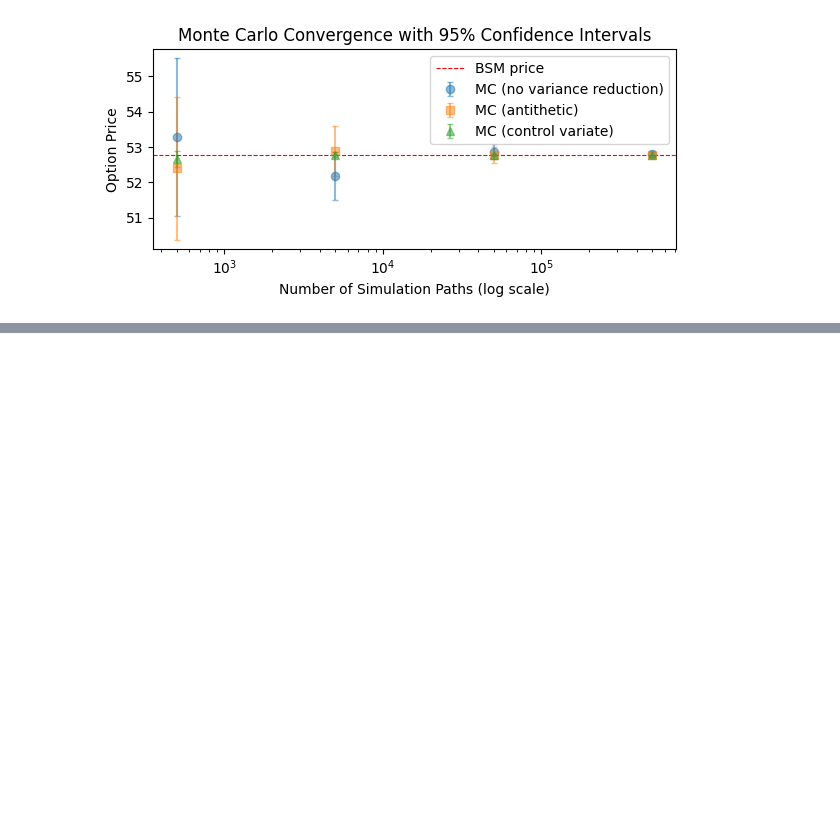
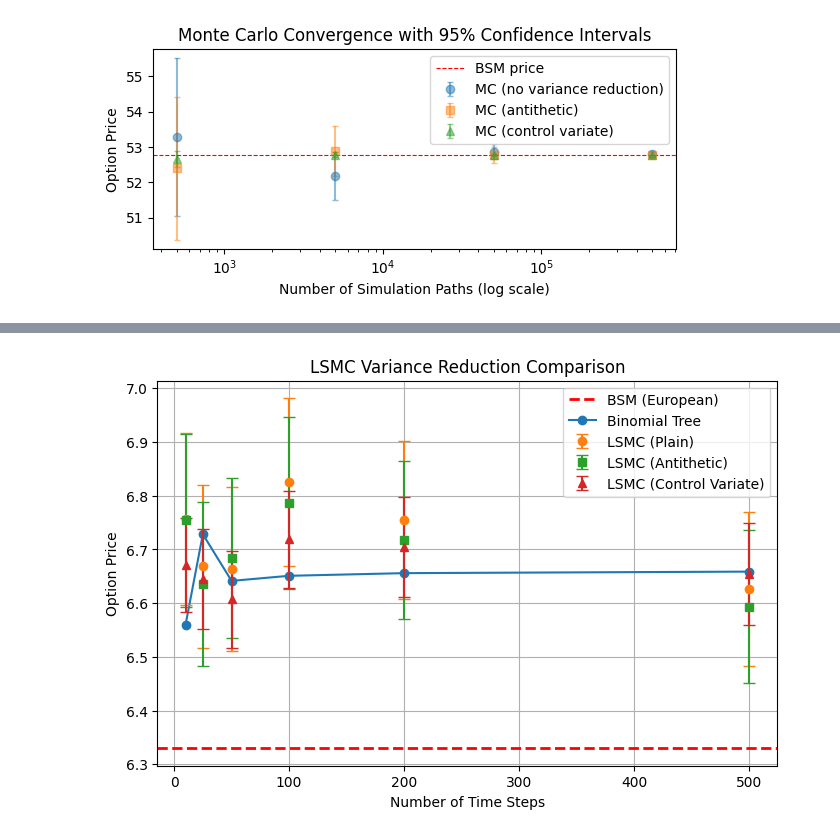
Before and after one commit to hsiuhsil/options_futures_derivatives, a Jupyter notebook: notebooks/Monte Carlo Simulation.ipynb, the cells around one changed output, grey strips where cells are left out. Cells and saved outputs as stored; diff of their text form; code cells hidden in the pictures; blank space fills up the shorter version.

Commit message:
Add visualization for binomial tree, LSMC, and BSM

```diff
--- a/notebooks/Monte Carlo Simulation.ipynb
+++ b/notebooks/Monte Carlo Simulation.ipynb
@@ -163,9 +164,9 @@ def price_american_lsmc(option_type, s, k, r, sigma, T, q, n_steps, n_paths, ant
         cashflow[idx[exercise_now]] = exercise[exercise_now]
         cashflow[idx[~exercise_now]] *= discount
 
+    # discount final cashflows from t=1 to t=0
     values = cashflow * discount
-    price = np.mean(values)
-
+    final_values = values
 
     if control_variate:
         if option_type == "call":
@@ -185,12 +186,16 @@ def price_american_lsmc(option_type, s, k, r, sigma, T, q, n_steps, n_paths, ant
         price_bsm = price_option_bsm(option_type, 'European', s, k, r, sigma, T, q)
 
         adjusted = values + beta * (price_bsm - euro_discounted)
+        final_values = adjusted
 
-        price = np.mean(adjusted)
+    price = np.mean(final_values)
+    std_err = np.std(final_values, ddof=1) / np.sqrt(n_paths)
 
-    return price
+    return price, std_err
 # %%
 option_type = 'put'
+exercise_style = 'American'
+
 s = 100
 k = 100
 r = 0.05
@@ -198,15 +203,72 @@ sigma = 0.2
 T = 1
 q = 0.02
 
-price = price_american_lsmc(
-    option_type, s, k, r, sigma,
-    T, q,
-    n_steps=50,
-    n_paths=10000,
-    antithetic=True,
-    control_variate=False,
-    seed=42
-)
+N_steps = [10, 25, 50, 100, 200, 500]
+n_paths = 10000
 
-print("American Put Price:", price)
+# containers
+price_tree = np.zeros(len(N_steps))
+
+price_plain = np.zeros(len(N_steps))
+stderr_plain = np.zeros(len(N_steps))
+
+price_anti = np.zeros(len(N_steps))
+stderr_anti = np.zeros(len(N_steps))
+
+price_cv = np.zeros(len(N_steps))
+stderr_cv = np.zeros(len(N_steps))
+
+# baseline (European)
+price_bsm = price_option_bsm(option_type, 'European', s, k, r, sigma, T, q)
+
+for i, n_steps in enumerate(N_steps):
+
+    # Binomial
+    price_tree[i] = price_option_tree(
+        option_type, exercise_style, s, k, r, sigma, T,
+        N=n_steps, q=q, return_tree=False
+    )
+
+    # 1. Plain
+    price_plain[i], stderr_plain[i] = price_american_lsmc(option_type, s, k, r, sigma, T, q,
+        n_steps=n_steps, n_paths=n_paths, antithetic=False, control_variate=False, seed=42)
+
+    # 2. Antithetic
+    price_anti[i], stderr_anti[i] = price_american_lsmc(option_type, s, k, r, sigma, T, q,
+       n_steps=n_steps, n_paths=n_paths, antithetic=True, control_variate=False, seed=42)
+
+    # 3. Control variate
+    price_cv[i], stderr_cv[i] = price_american_lsmc(option_type, s, k, r, sigma, T, q,
+        n_steps=n_steps, n_paths=n_paths, antithetic=False, control_variate=True, seed=42)
+
+# 95% CI
+ci_plain = 1.96 * stderr_plain
+ci_anti = 1.96 * stderr_anti
+ci_cv = 1.96 * stderr_cv
+
+plt.figure(figsize=(8, 5))
+
+# BSM baseline
+plt.axhline(y=price_bsm, linestyle='--', color='red', linewidth=2, label='BSM (European)')
+
+# Binomial
+plt.plot(N_steps, price_tree, marker='o', linestyle='-', label='Binomial Tree')
+
+# LSMC - Plain
+plt.errorbar(N_steps, price_plain, yerr=ci_plain, fmt='o', capsize=4, linestyle='none', label='LSMC (Plain)')
+
+# LSMC - Antithetic
+plt.errorbar(N_steps, price_anti, yerr=ci_anti, fmt='s', capsize=4, linestyle='none', label='LSMC (Antithetic)')
+
+# LSMC - Control Variate
+plt.errorbar(N_steps, price_cv, yerr=ci_cv, fmt='^', capsize=4, linestyle='none', label='LSMC (Control Variate)')
+
+plt.xlabel('Number of Time Steps')
+plt.ylabel('Option Price')
+plt.title('LSMC Variance Reduction Comparison')
+
+plt.legend()
+plt.grid(True)
+
+plt.show()
 # %% [output]
@@ -213,0 +275 @@ American Put Price: 6.684543961468677
+[figure, added]
```
Also changed, not shown: parts of 3 cells of this notebook.
